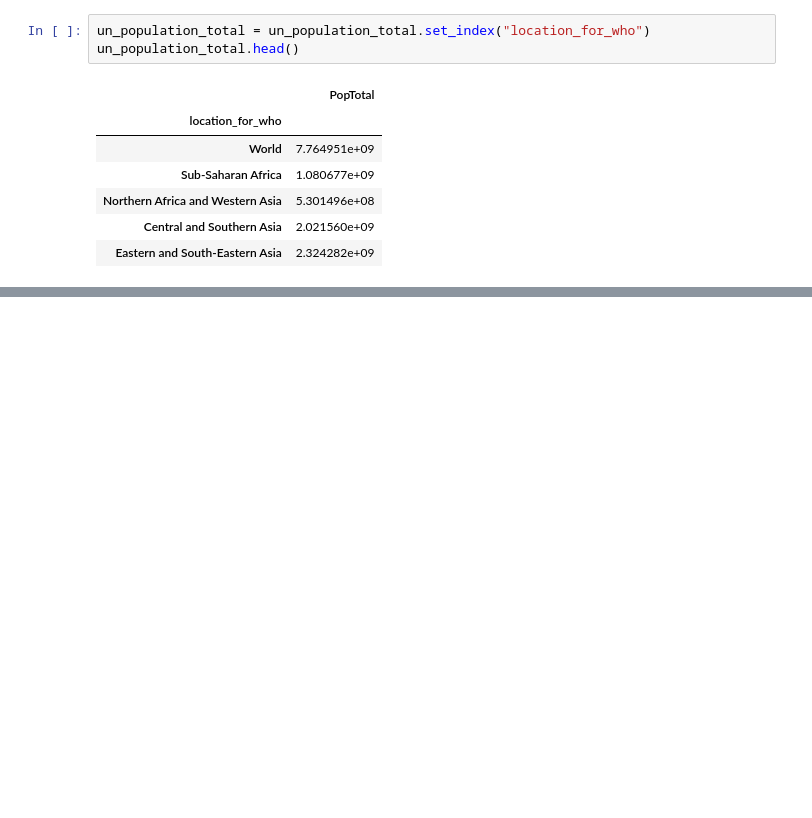
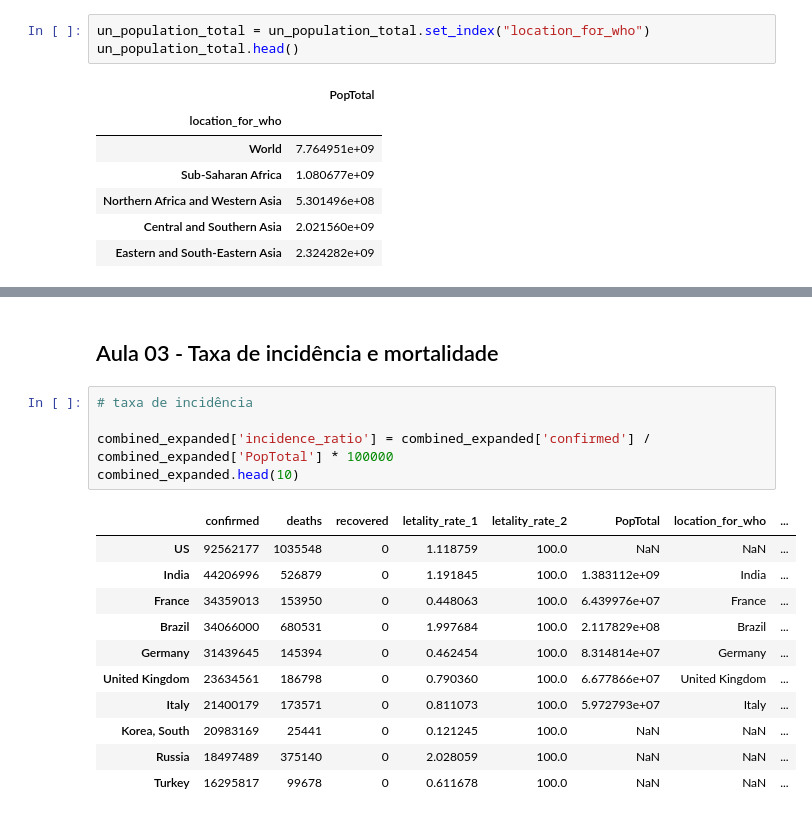
Before and after one commit to cglima/data-science-visualizacao-de-dados-para-saude-e-medicina, a Jupyter notebook: curso data science e saude-segunda-parte.ipynb, the cells around one changed output, grey strips where cells are left out. Drawn from its saved outputs; the diff is of its cells as text; blank space fills up the shorter version.

Commit message:
- taxa de incidência e mortalidade

```diff
--- a/curso data science e saude-segunda-parte.ipynb
+++ b/curso data science e saude-segunda-parte.ipynb
@@ -996,0 +1002,19 @@ combined.join(un_population_total).sort_values("confirmed", ascending=False)
+# %% [markdown]
+## Aula 03 - Taxa de incidência e mortalidade
+# %%
+# taxa de incidência
+
+combined_expanded['incidence_ratio'] = combined_expanded['confirmed'] / combined_expanded['PopTotal'] * 100000
+combined_expanded.head(10)
+# %% [output]
+|  | confirmed | deaths | recovered | letality_rate_1 | letality_rate_2 | PopTotal | location_for_who | ... |
+| US | 92562177 | 1035548 | 0 | 1.118759 | 100.0 | NaN | NaN | ... |
+| India | 44206996 | 526879 | 0 | 1.191845 | 100.0 | 1.383112e+09 | India | ... |
+| France | 34359013 | 153950 | 0 | 0.448063 | 100.0 | 6.439976e+07 | France | ... |
+| Brazil | 34066000 | 680531 | 0 | 1.997684 | 100.0 | 2.117829e+08 | Brazil | ... |
+| Germany | 31439645 | 145394 | 0 | 0.462454 | 100.0 | 8.314814e+07 | Germany | ... |
+| United Kingdom | 23634561 | 186798 | 0 | 0.790360 | 100.0 | 6.677866e+07 | United Kingdom | ... |
+| Italy | 21400179 | 173571 | 0 | 0.811073 | 100.0 | 5.972793e+07 | Italy | ... |
+| Korea, South | 20983169 | 25441 | 0 | 0.121245 | 100.0 | NaN | NaN | ... |
+| Russia | 18497489 | 375140 | 0 | 2.028059 | 100.0 | NaN | NaN | ... |
+| Turkey | 16295817 | 99678 | 0 | 0.611678 | 100.0 | NaN | NaN | ... |
```
Also changed, not shown: parts of 3 cells of this notebook.
